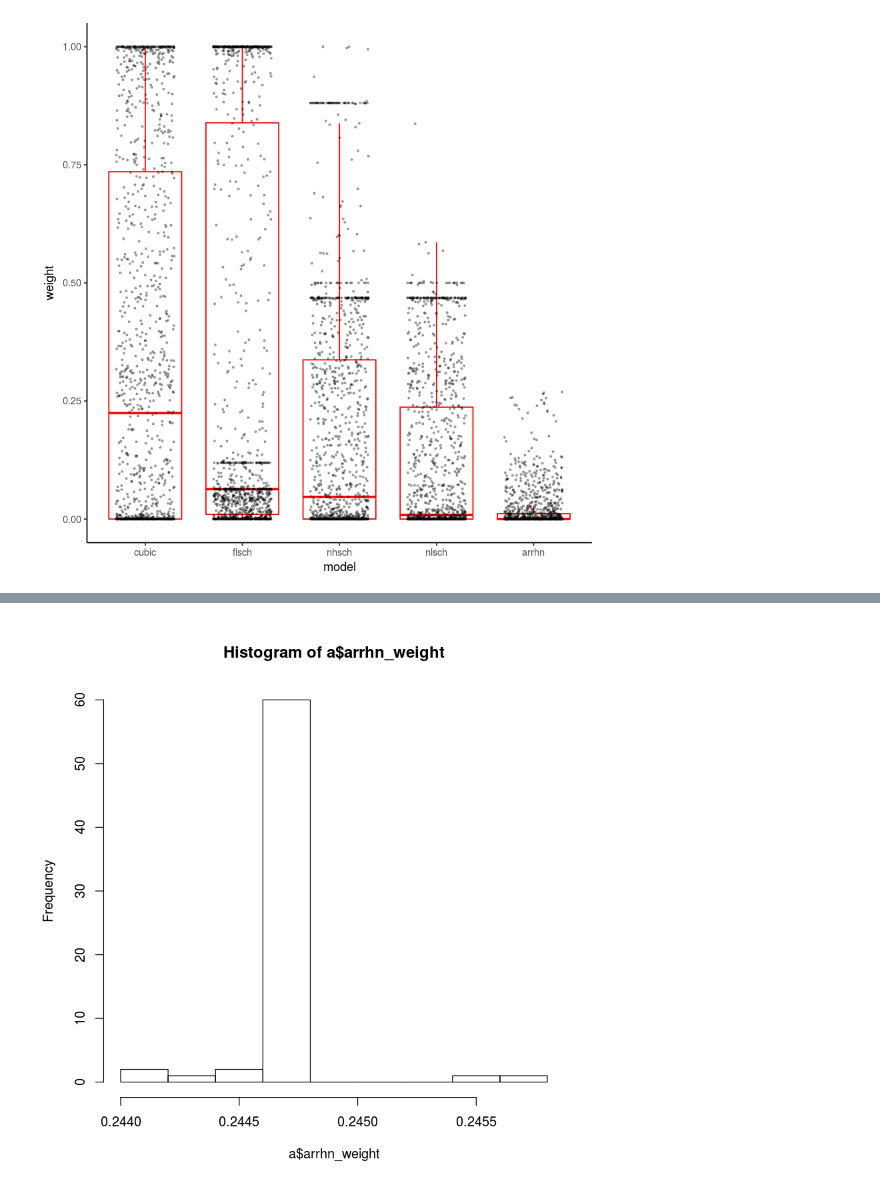
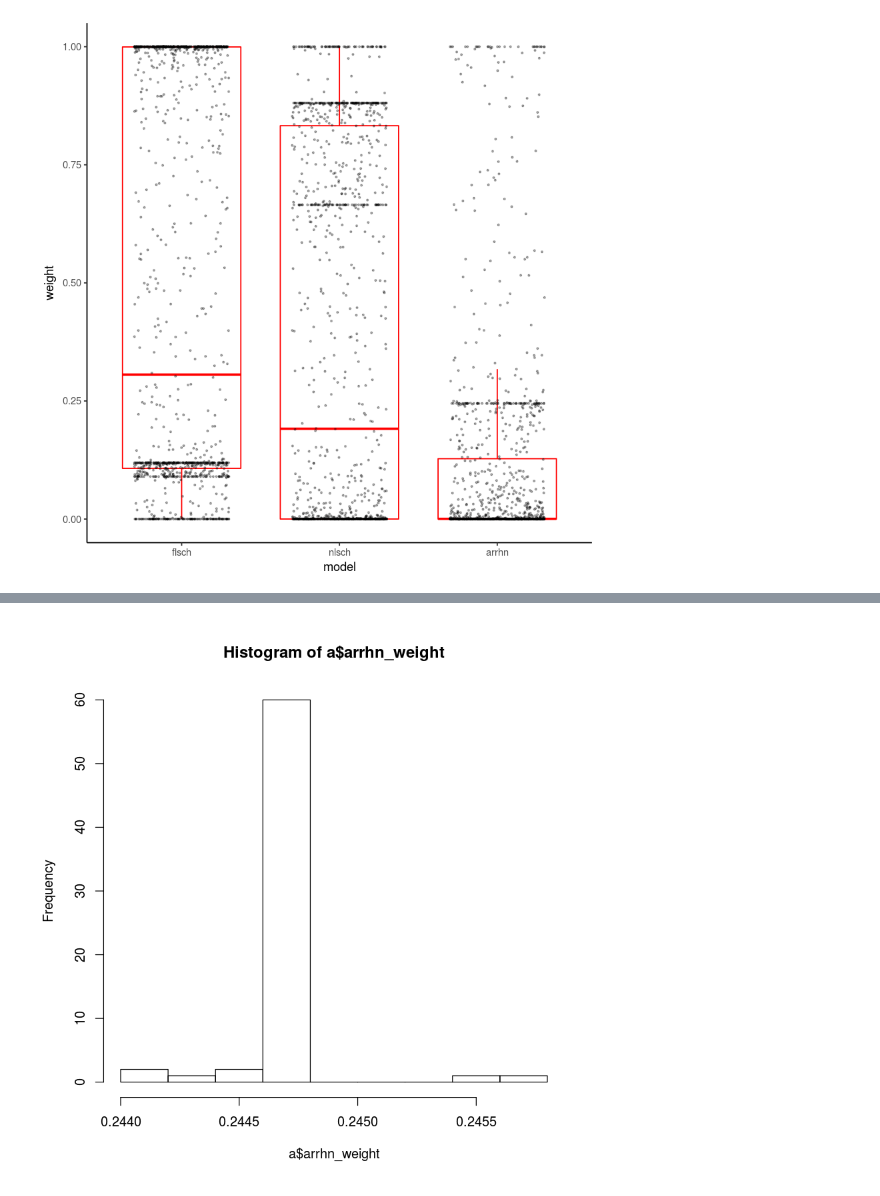
Before and after one commit to dbridg15/CMEECoursework, a Jupyter notebook: CMEEMiniProject/Sandbox/compare.ipynb, the cells around one changed output, grey strips where cells are left out. Cells and saved outputs as stored; diff of their text form; code cells hidden in the pictures.

```diff
--- a/CMEEMiniProject/Sandbox/compare.ipynb
+++ b/CMEEMiniProject/Sandbox/compare.ipynb
@@ -15,8 +18,8 @@ aicdf = data.frame("NewID" = cubicDF$NewID,
                   "nlsch" = nlschDF$aic,
                   "arrhn" = arrhnDF$aic)
 # %%
-mdls = c("cubic", "flsch", "nhsch", "nlsch", "arrhn")#
-#mdls = c("flsch", "nlsch", "arrhn")
+#mdls = c("cubic", "flsch", "nhsch", "nlsch", "arrhn")#
+mdls = c("flsch", "nlsch", "arrhn")
 
 delta = function(row, model){
     abs(min(row, na.rm = TRUE) - row[model])
@@ -50,34 +53,33 @@ compare = function(models){
     }
 
     for (i in 1:length(models)){
     aicDF[DFweight[i]] =  apply(aicDF, 1, weight, model_delta = DFdelta[i],
                                comparing = DFdelta)
     }
 
 
     pltDF = data.frame(NewID  = aicDF$NewID, model = mdls[1],
                    aic    = eval(parse(text = DFaic[1])),
                    delta  = eval(parse(text = paste0("aicDF$",DFdelta[1]))),
                    weight = eval(parse(text = paste0("aicDF$",DFweight[1]))))
 
     for(i in 2:length(mdls)){
         pltDF = rbind.data.frame(pltDF,
                                  data.frame(NewID  = aicDF$NewID, model = models[i],
                                             aic    = eval(parse(text = DFaic[1])),
                                             delta  = eval(parse(text = paste0("aicDF$",DFdelta[i]))),
                                             weight = eval(parse(text = paste0("aicDF$",DFweight[i])))))
     }
 
     plt = ggplot(data = pltDF, aes(y = weight, x = model))
     plt = plt + geom_boxplot(outlier.shape=NA, colour = "red")
     plt = plt + geom_jitter(position=position_jitter(width=.3, height=0), alpha = 0.3, cex = .5)
     plt = plt + theme_classic()
     print(plt)
 
-    return(aicDF)
+    return(pltDF)
 }
 
-
-aicDF = compare(mdls)
+pltDF = compare(mdls)
 # %% [output]
-[figure, old version]
+[figure, new version]
```
Also changed, not shown: parts of 5 cells of this notebook.
